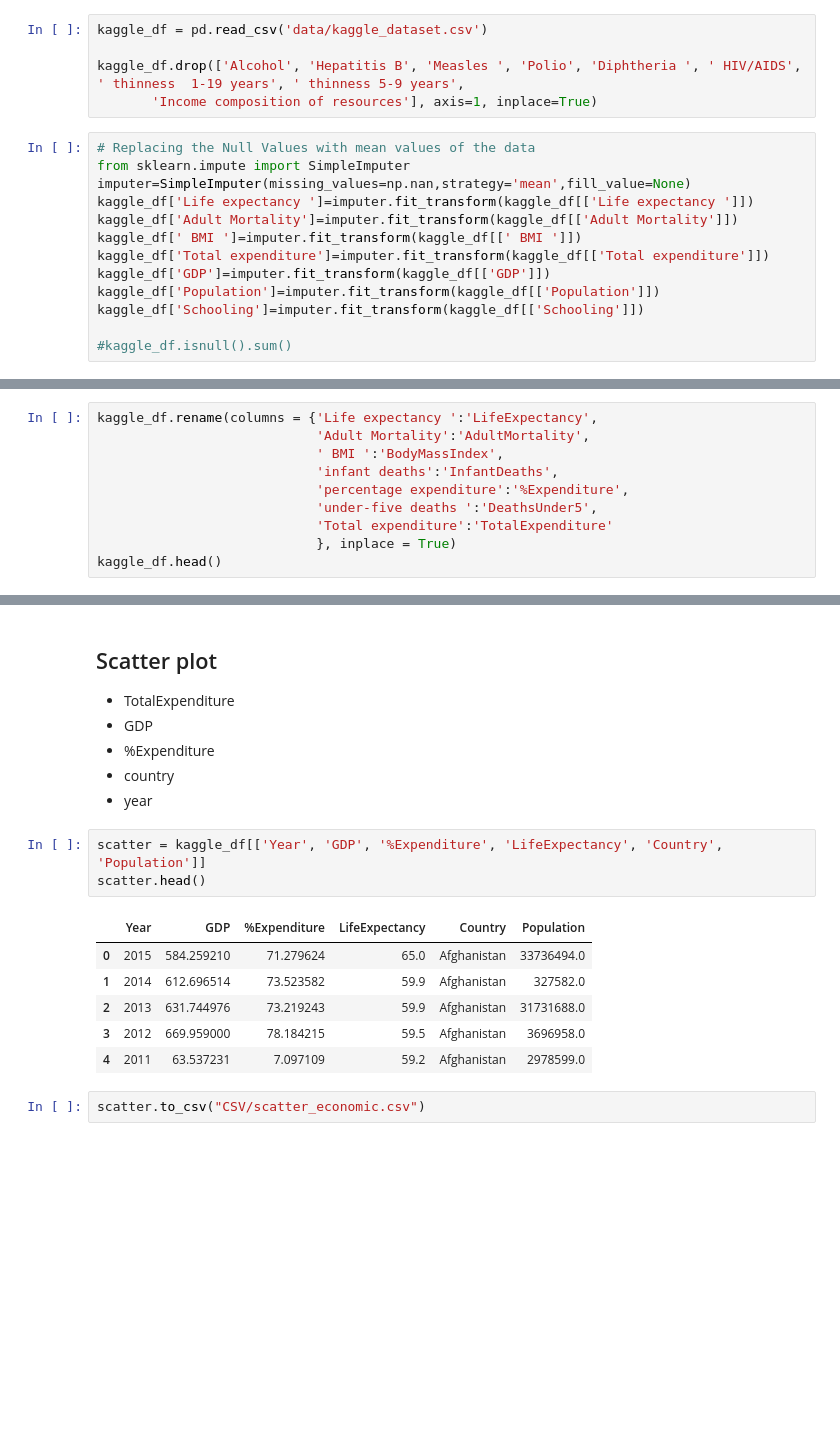
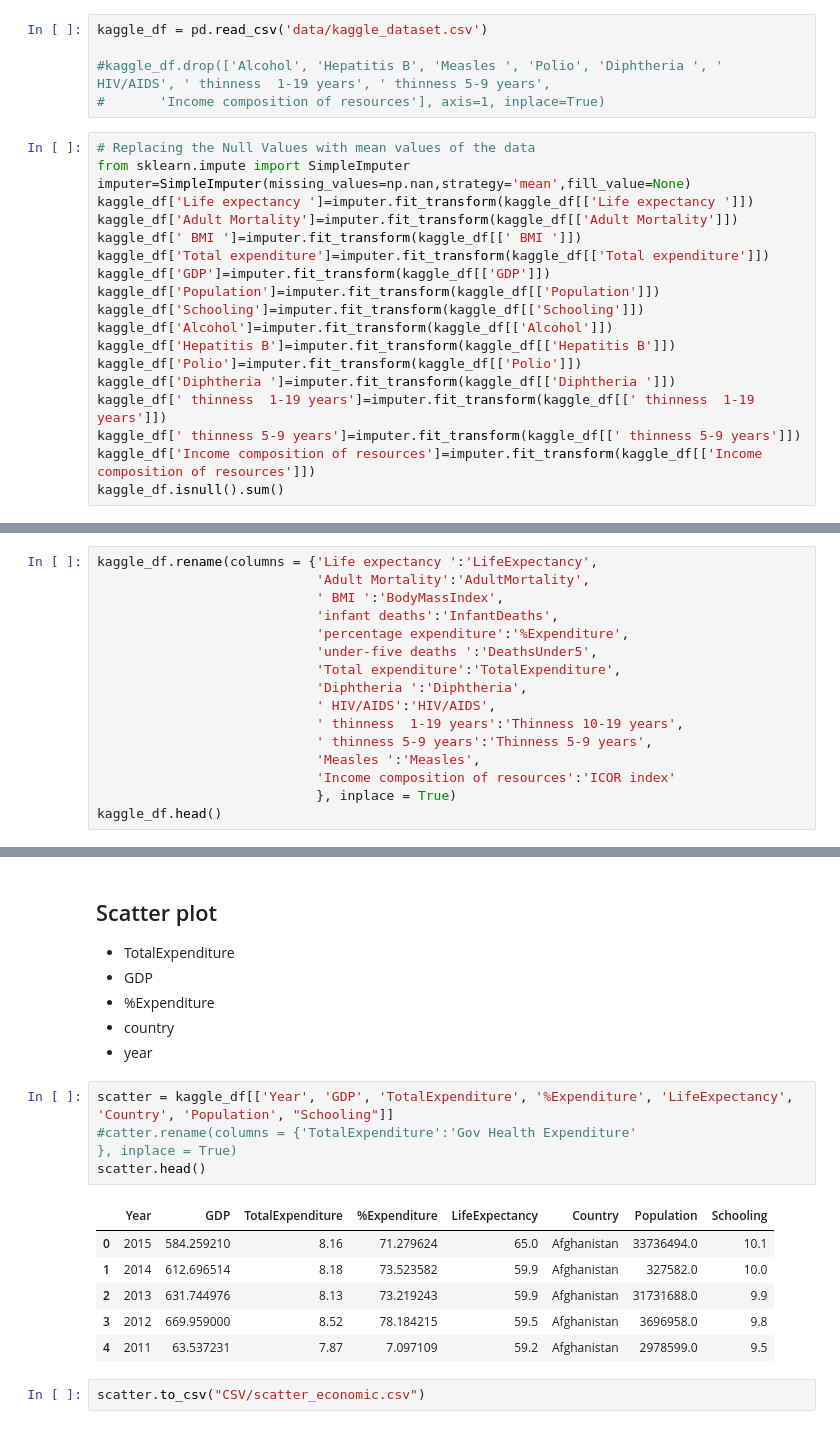
Before and after one commit to roberto98/DataViz-Project, a Jupyter notebook: python/Preprocessing.ipynb, the cells around one changed output, grey strips where cells are left out. Drawn from its saved outputs; the diff is of its cells as text; blank space fills up the shorter version.

```diff
--- a/python/Preprocessing.ipynb
+++ b/python/Preprocessing.ipynb
@@ -41,8 +41,8 @@ for i in range(len(ageRange_df)):
 # %%
 kaggle_df = pd.read_csv('data/kaggle_dataset.csv')
 
-kaggle_df.drop(['Alcohol', 'Hepatitis B', 'Measles ', 'Polio', 'Diphtheria ', ' HIV/AIDS', ' thinness  1-19 years', ' thinness 5-9 years',
-       'Income composition of resources'], axis=1, inplace=True)
+#kaggle_df.drop(['Alcohol', 'Hepatitis B', 'Measles ', 'Polio', 'Diphtheria ', ' HIV/AIDS', ' thinness  1-19 years', ' thinness 5-9 years',
+#       'Income composition of resources'], axis=1, inplace=True)
 # %%
 # Replacing the Null Values with mean values of the data
 from sklearn.impute import SimpleImputer
@@ -54,5 +54,11 @@ kaggle_df['Total expenditure']=imputer.fit_transform(kaggle_df[['Total expenditu
 kaggle_df['GDP']=imputer.fit_transform(kaggle_df[['GDP']])
 kaggle_df['Population']=imputer.fit_transform(kaggle_df[['Population']])
 kaggle_df['Schooling']=imputer.fit_transform(kaggle_df[['Schooling']])
-
-#kaggle_df.isnull().sum()
+kaggle_df['Alcohol']=imputer.fit_transform(kaggle_df[['Alcohol']])
+kaggle_df['Hepatitis B']=imputer.fit_transform(kaggle_df[['Hepatitis B']])
+kaggle_df['Polio']=imputer.fit_transform(kaggle_df[['Polio']])
+kaggle_df['Diphtheria ']=imputer.fit_transform(kaggle_df[['Diphtheria ']])
+kaggle_df[' thinness  1-19 years']=imputer.fit_transform(kaggle_df[[' thinness  1-19 years']])
+kaggle_df[' thinness 5-9 years']=imputer.fit_transform(kaggle_df[[' thinness 5-9 years']])
+kaggle_df['Income composition of resources']=imputer.fit_transform(kaggle_df[['Income composition of resources']])
+kaggle_df.isnull().sum()
@@ -59,10 +82,0 @@ kaggle_df['Schooling']=imputer.fit_transform(kaggle_df[['Schooling']])
-# %%
-kaggle_df.rename(columns = {'Life expectancy ':'LifeExpectancy',
-                            'Adult Mortality':'AdultMortality',
-                            ' BMI ':'BodyMassIndex',
-                            'infant deaths':'InfantDeaths',
-                            'percentage expenditure':'%Expenditure',
-                            'under-five deaths ':'DeathsUnder5',
-                            'Total expenditure':'TotalExpenditure'
-                            }, inplace = True)
-kaggle_df.head()
@@ -75,0 +83,16 @@ kaggle_df.head()
+# %%
+kaggle_df.rename(columns = {'Life expectancy ':'LifeExpectancy',
+                            'Adult Mortality':'AdultMortality',
+                            ' BMI ':'BodyMassIndex',
+                            'infant deaths':'InfantDeaths',
+                            'percentage expenditure':'%Expenditure',
+                            'under-five deaths ':'DeathsUnder5',
+                            'Total expenditure':'TotalExpenditure',
+                            'Diphtheria ':'Diphtheria',
+                            ' HIV/AIDS':'HIV/AIDS',
+                            ' thinness  1-19 years':'Thinness 10-19 years',
+                            ' thinness 5-9 years':'Thinness 5-9 years',
+                            'Measles ':'Measles',
+                            'Income composition of resources':'ICOR index'
+                            }, inplace = True)
+kaggle_df.head()
@@ -532,15 +548,16 @@ violin.to_csv("CSV/violin.csv")
 - country
 - year
 # %%
-scatter = kaggle_df[['Year', 'GDP', '%Expenditure', 'LifeExpectancy', 'Country', 'Population']]
+scatter = kaggle_df[['Year', 'GDP', 'TotalExpenditure', '%Expenditure', 'LifeExpectancy', 'Country', 'Population', "Schooling"]]
+#catter.rename(columns = {'TotalExpenditure':'Gov Health Expenditure'                            }, inplace = True)
 scatter.head()
 # %% [output]
-|  | Year | GDP | %Expenditure | LifeExpectancy | Country | Population |
-| 0 | 2015 | 584.259210 | 71.279624 | 65.0 | Afghanistan | 33736494.0 |
-| 1 | 2014 | 612.696514 | 73.523582 | 59.9 | Afghanistan | 327582.0 |
-| 2 | 2013 | 631.744976 | 73.219243 | 59.9 | Afghanistan | 31731688.0 |
-| 3 | 2012 | 669.959000 | 78.184215 | 59.5 | Afghanistan | 3696958.0 |
-| 4 | 2011 | 63.537231 | 7.097109 | 59.2 | Afghanistan | 2978599.0 |
+|  | Year | GDP | TotalExpenditure | %Expenditure | LifeExpectancy | Country | Population | Schooling |
+| 0 | 2015 | 584.259210 | 8.16 | 71.279624 | 65.0 | Afghanistan | 33736494.0 | 10.1 |
+| 1 | 2014 | 612.696514 | 8.18 | 73.523582 | 59.9 | Afghanistan | 327582.0 | 10.0 |
+| 2 | 2013 | 631.744976 | 8.13 | 73.219243 | 59.9 | Afghanistan | 31731688.0 | 9.9 |
+| 3 | 2012 | 669.959000 | 8.52 | 78.184215 | 59.5 | Afghanistan | 3696958.0 | 9.8 |
+| 4 | 2011 | 63.537231 | 7.87 | 7.097109 | 59.2 | Afghanistan | 2978599.0 | 9.5 |
 # %%
 scatter.to_csv("CSV/scatter_economic.csv")
 # %% [markdown]
```
Also changed, not shown: parts of 15 cells of this notebook, 10 other files.
